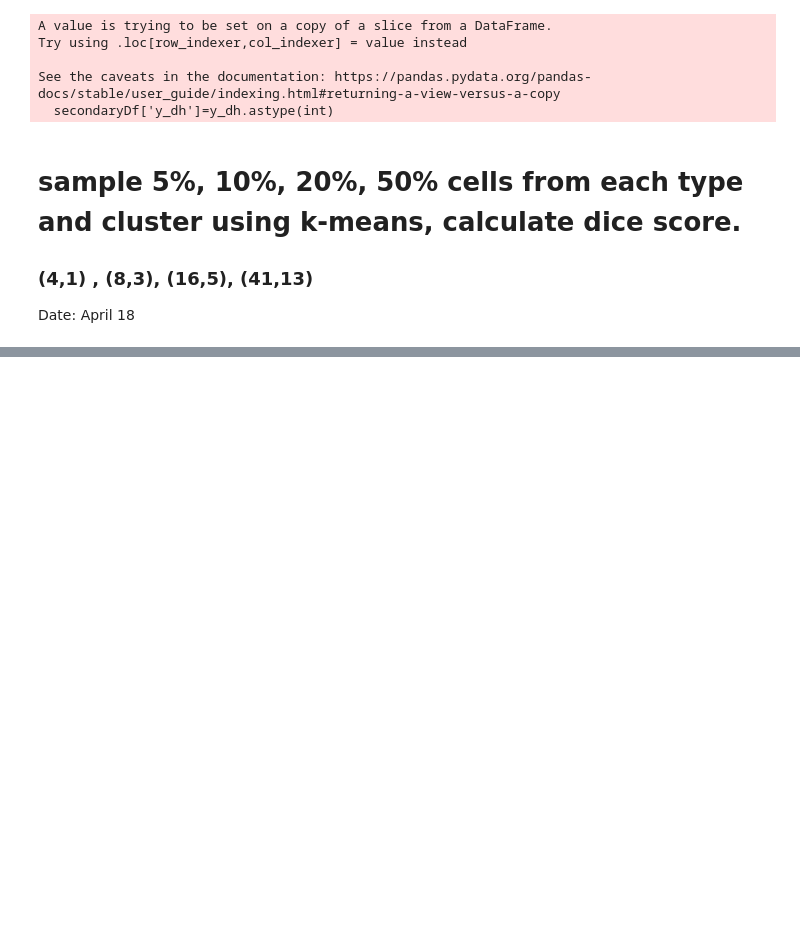
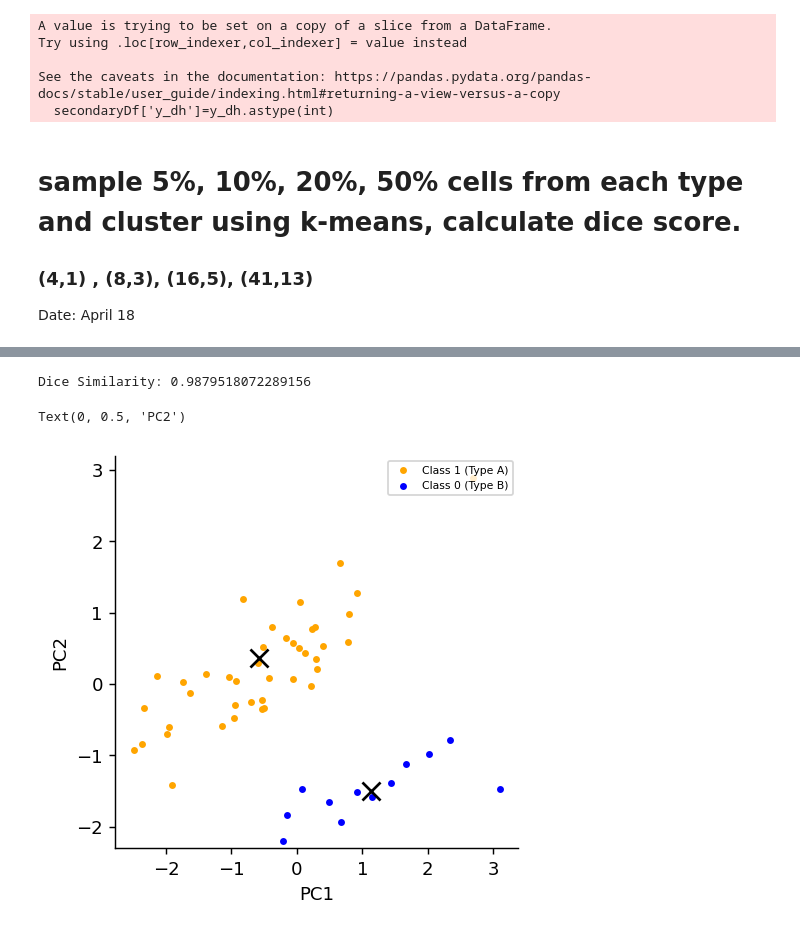
Before and after one commit to arshadzahangirchowdhury/ROI-Finder, a Jupyter notebook: roifinder_workflows/Training_size_analysis.ipynb, the cells around one changed output, grey strips where cells are left out. Drawn from its saved outputs; the diff is of its cells as text; code cells hidden in the pictures; blank space fills up the shorter version.

```diff
--- a/roifinder_workflows/Training_size_analysis.ipynb
+++ b/roifinder_workflows/Training_size_analysis.ipynb
@@ -480,0 +481,58 @@ Text(0, 0.5, 'PC2')
+# %%
+percentage=50
+
+# keep 4  constant type A cell vary type B cells
+type_B_Df=secondaryDf[secondaryDf['y_dh']==0]
+type_A_Df=secondaryDf[secondaryDf['y_dh']==1]
+
+# sample 1 Type A cells
+
+rand_index_list = []
+adj_rand_index_list = []
+dice_score_list = []
+
+
+sampled_Type_A_Df=type_A_Df.sample(n=int(math.ceil(percentage*type_A_Df.index.to_numpy().shape[0]/100)), replace=False, random_state=0)
+sampled_Type_B_Df=type_B_Df.sample(n=int(math.ceil(percentage*type_B_Df.index.to_numpy().shape[0]/100)), replace=False, random_state=0)
+
+#     sampled_Df=sampled_Type_A_Df
+sampled_Df =pd.concat([sampled_Type_A_Df, sampled_Type_B_Df], axis = 0)
+
+sampled_Df.reset_index(drop=True, inplace=True)
+
+
+
+kmeans = KMeans(init="k-means++",n_clusters = 2, n_init=200, random_state = 42).fit(sampled_Df[['PC1','PC2']].to_numpy())
+inertia=kmeans.inertia_
+sampled_Df['Class'] = kmeans.labels_
+sampled_Df = check_kmeans_class(sampled_Df)
+
+
+dice_score = dice(sampled_Df['Class'].to_numpy(), sampled_Df['y_dh'].to_numpy(), k = 1)
+print ("Dice Similarity: {}".format(dice_score))
+dice_score_list.append(dice_score)
+
+
+
+
+plt.figure(figsize=(4,4),dpi=130)
+
+plt.scatter(sampled_Df[sampled_Df['Class']== 1]['PC1'].to_numpy(),
+            sampled_Df[sampled_Df['Class']== 1]['PC2'].to_numpy(),
+            color='orange',s=8, label='Class 1 (Type A)')
+
+plt.scatter(sampled_Df[sampled_Df['Class']== 0]['PC1'].to_numpy(),
+            sampled_Df[sampled_Df['Class']== 0]['PC2'].to_numpy(),
+            color='blue',s=8, label='Class 0 (Type B)')
+# plt.title('100% sampled data from each type')
+plt.scatter(kmeans.cluster_centers_[:,0],kmeans.cluster_centers_[:,1], marker='x',s=100, facecolors='black')
+
+plt.legend(loc=1, prop={'size': 6})
+
+plt.ylim([-2.3, 3.2])
+plt.xlabel('PC1')
+plt.ylabel('PC2')
+# %% [output]
+Dice Similarity: 0.9879518072289156
+Text(0, 0.5, 'PC2')
+[figure, added]
```
Also changed, not shown: parts of 9 cells of this notebook, 8 other files.
